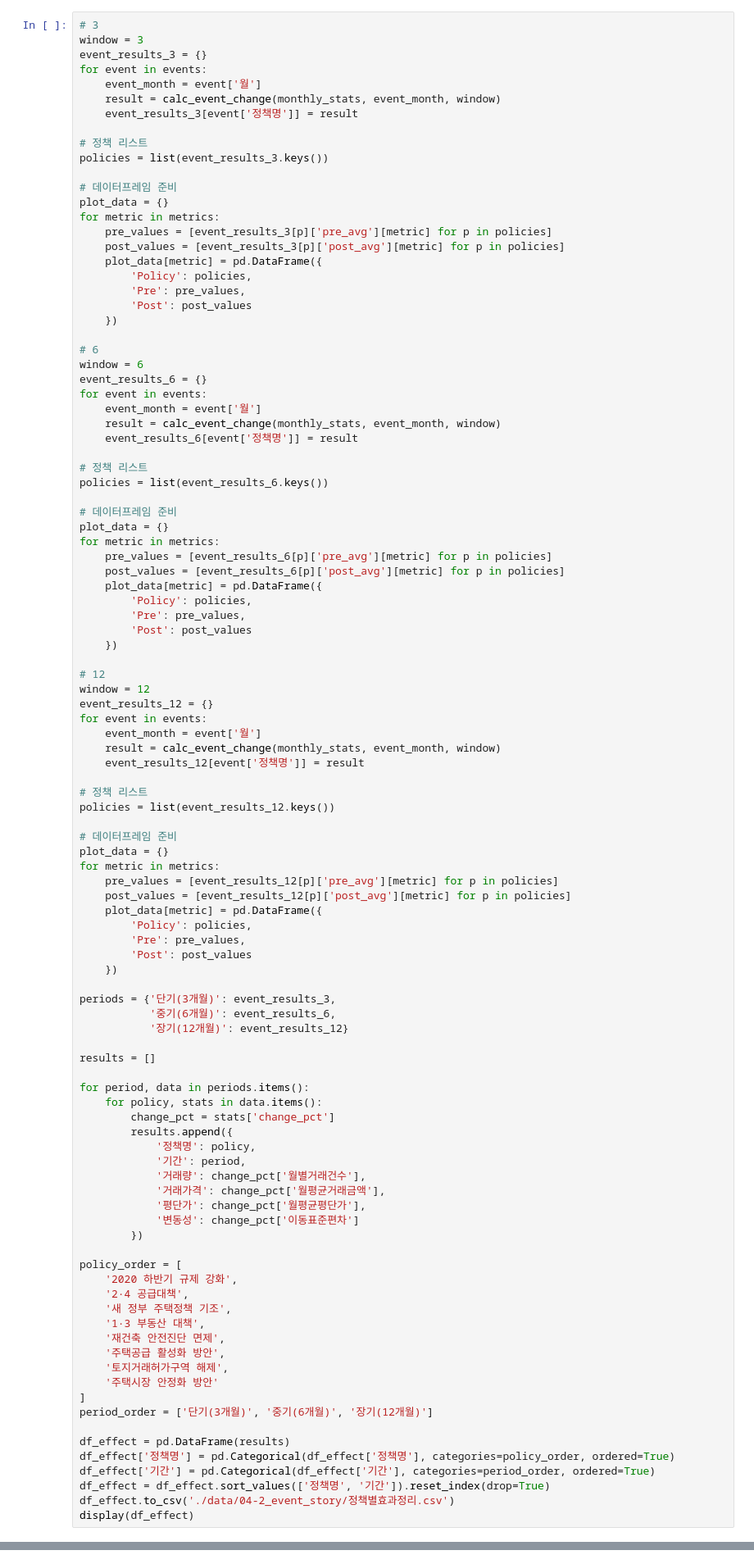
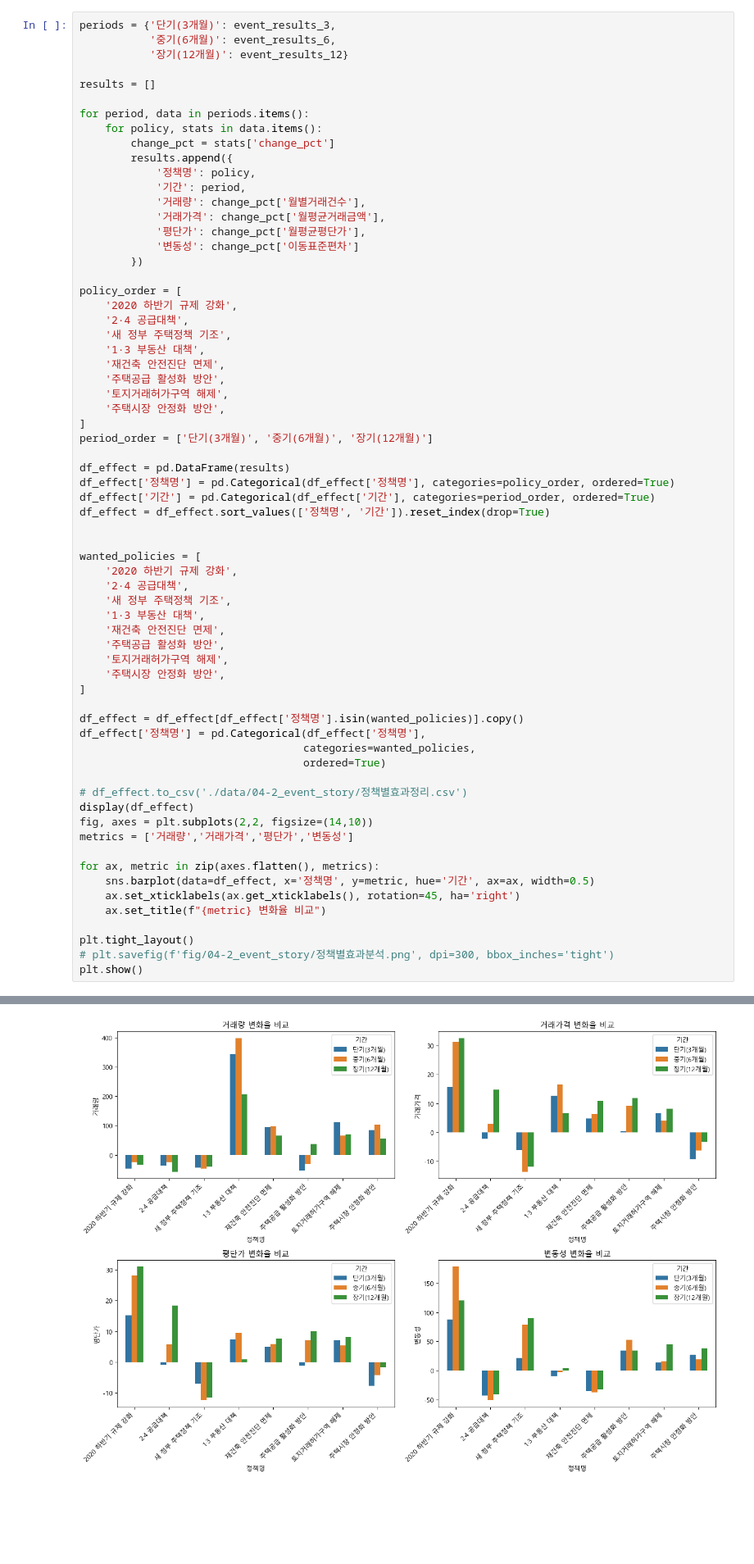
Before and after one commit to krystallinekim/pjt-DataAnalysis-Korean_Real_Estate, a Jupyter notebook: 04-2_event_story.ipynb, the cells around one changed output, grey strips where cells are left out. Shown at 82% size. Drawn from its saved outputs; the diff is of its cells as text; blank space fills up the shorter version.

```diff
--- a/04-2_event_story.ipynb
+++ b/04-2_event_story.ipynb
@@ -305,70 +371,4 @@ plt.show()
 # %%
-# 3
-window = 3
-event_results_3 = {}
-for event in events:
-    event_month = event['월']
-    result = calc_event_change(monthly_stats, event_month, window)
-    event_results_3[event['정책명']] = result
-
-# 정책 리스트
-policies = list(event_results_3.keys())
-
-# 데이터프레임 준비
-plot_data = {}
-for metric in metrics:
-    pre_values = [event_results_3[p]['pre_avg'][metric] for p in policies]
-    post_values = [event_results_3[p]['post_avg'][metric] for p in policies]
-    plot_data[metric] = pd.DataFrame({
-        'Policy': policies,
-        'Pre': pre_values,
-        'Post': post_values
-    })
-
-# 6
-window = 6
-event_results_6 = {}
-for event in events:
-    event_month = event['월']
-    result = calc_event_change(monthly_stats, event_month, window)
-    event_results_6[event['정책명']] = result
-
-# 정책 리스트
-policies = list(event_results_6.keys())
-
-# 데이터프레임 준비
-plot_data = {}
-for metric in metrics:
-    pre_values = [event_results_6[p]['pre_avg'][metric] for p in policies]
-    post_values = [event_results_6[p]['post_avg'][metric] for p in policies]
-    plot_data[metric] = pd.DataFrame({
-        'Policy': policies,
-        'Pre': pre_values,
-        'Post': post_values
-    })
-
-# 12
-window = 12
-event_results_12 = {}
-for event in events:
-    event_month = event['월']
-    result = calc_event_change(monthly_stats, event_month, window)
-    event_results_12[event['정책명']] = result
-
-# 정책 리스트
-policies = list(event_results_12.keys())
-
-# 데이터프레임 준비
-plot_data = {}
-for metric in metrics:
-    pre_values = [event_results_12[p]['pre_avg'][metric] for p in policies]
-    post_values = [event_results_12[p]['post_avg'][metric] for p in policies]
-    plot_data[metric] = pd.DataFrame({
-        'Policy': policies,
-        'Pre': pre_values,
-        'Post': post_values
-    })
-
 periods = {'단기(3개월)': event_results_3,
            '중기(6개월)': event_results_6,
            '장기(12개월)': event_results_12}
@@ -394,32 +394,62 @@ policy_order = [
     '1·3 부동산 대책',
     '재건축 안전진단 면제',
     '주택공급 활성화 방안',
     '토지거래허가구역 해제',
-    '주택시장 안정화 방안'
+    '주택시장 안정화 방안',
 ]
 period_order = ['단기(3개월)', '중기(6개월)', '장기(12개월)']
 
 df_effect = pd.DataFrame(results)
 df_effect['정책명'] = pd.Categorical(df_effect['정책명'], categories=policy_order, ordered=True)
 df_effect['기간'] = pd.Categorical(df_effect['기간'], categories=period_order, ordered=True)
 df_effect = df_effect.sort_values(['정책명', '기간']).reset_index(drop=True)
-df_effect.to_csv('./data/04-2_event_story/정책별효과정리.csv')
+
+
+wanted_policies = [
+    '2020 하반기 규제 강화',
+    '2·4 공급대책',
+    '새 정부 주택정책 기조',
+    '1·3 부동산 대책',
+    '재건축 안전진단 면제',
+    '주택공급 활성화 방안',
+    '토지거래허가구역 해제',
+    '주택시장 안정화 방안',
+]
+
+df_effect = df_effect[df_effect['정책명'].isin(wanted_policies)].copy()
+df_effect['정책명'] = pd.Categorical(df_effect['정책명'],
+                                   categories=wanted_policies,
+                                   ordered=True)
+
+# df_effect.to_csv('./data/04-2_event_story/정책별효과정리.csv')
 display(df_effect)
+fig, axes = plt.subplots(2,2, figsize=(14,10))
+metrics = ['거래량','거래가격','평단가','변동성']
+
+for ax, metric in zip(axes.flatten(), metrics):
+    sns.barplot(data=df_effect, x='정책명', y=metric, hue='기간', ax=ax, width=0.5)
+    ax.set_xticklabels(ax.get_xticklabels(), rotation=45, ha='right')
+    ax.set_title(f"{metric} 변화율 비교")
+
+plt.tight_layout()
+# plt.savefig(f'fig/04-2_event_story/정책별효과분석.png', dpi=300, bbox_inches='tight')
+plt.show()
 # %% [output]
 |  | 정책명 | 기간 | 거래량 | 거래가격 | 평단가 | 변동성 |
 | 0 | 2020 하반기 규제 강화 | 단기(3개월) | -46.160236 | 15.691075 | 15.160940 | 87.733910 |
 | 1 | 2020 하반기 규제 강화 | 중기(6개월) | -25.089240 | 31.275328 | 28.218447 | 178.599969 |
 | 2 | 2020 하반기 규제 강화 | 장기(12개월) | -34.343563 | 32.642896 | 31.056166 | 120.644223 |
 | 3 | 2·4 공급대책 | 단기(3개월) | -37.365022 | -2.384506 | -0.997838 | -43.153457 |
 | 4 | 2·4 공급대책 | 중기(6개월) | -23.816449 | 2.865485 | 5.658990 | -51.526052 |
 | 5 | 2·4 공급대책 | 장기(12개월) | -57.608723 | 14.808550 | 18.353380 | -40.498060 |
 | 6 | 새 정부 주택정책 기조 | 단기(3개월) | -43.345142 | -6.116869 | -7.017200 | 21.401275 |
 | 7 | 새 정부 주택정책 기조 | 중기(6개월) | -45.948136 | -13.715576 | -12.473107 | 79.372822 |
 | 8 | 새 정부 주택정책 기조 | 장기(12개월) | -39.682647 | -12.010615 | -11.444439 | 90.469761 |
 | 9 | 1·3 부동산 대책 | 단기(3개월) | 343.260522 | 12.574858 | 7.354806 | -9.823243 |
 | ... | ... | ... | ... | ... | ... | ... |
 | 19 | 토지거래허가구역 해제 | 중기(6개월) | 66.131711 | 4.007708 | 5.454613 | 16.021137 |
 | 20 | 토지거래허가구역 해제 | 장기(12개월) | 70.544880 | 8.158208 | 8.151532 | 44.753005 |
 | 21 | 주택시장 안정화 방안 | 단기(3개월) | 84.111397 | -9.386379 | -7.768736 | 26.985455 |
 | 22 | 주택시장 안정화 방안 | 중기(6개월) | 104.213909 | -6.406338 | -4.240928 | 19.410035 |
 | 23 | 주택시장 안정화 방안 | 장기(12개월) | 55.655739 | -3.201055 | -1.630058 | 37.966500 |
+[figure, added]
```
Also changed, not shown: parts of 2 cells of this notebook, 5 other files.
